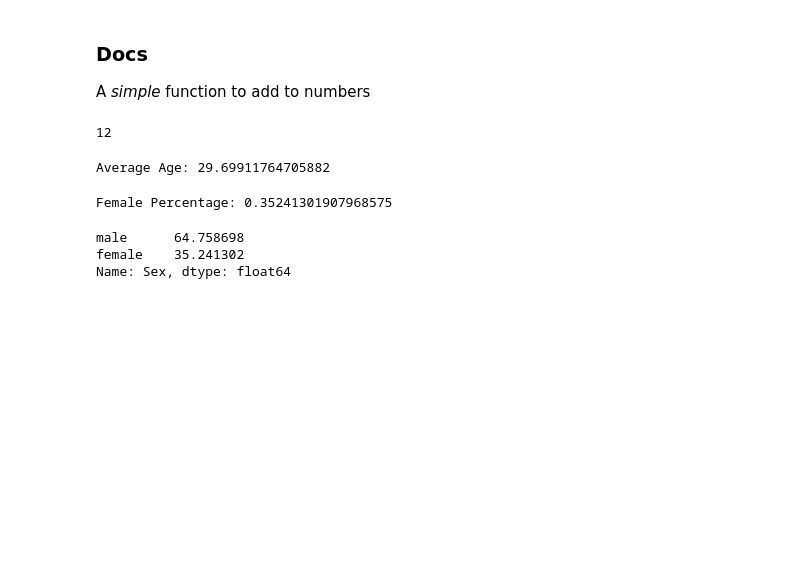
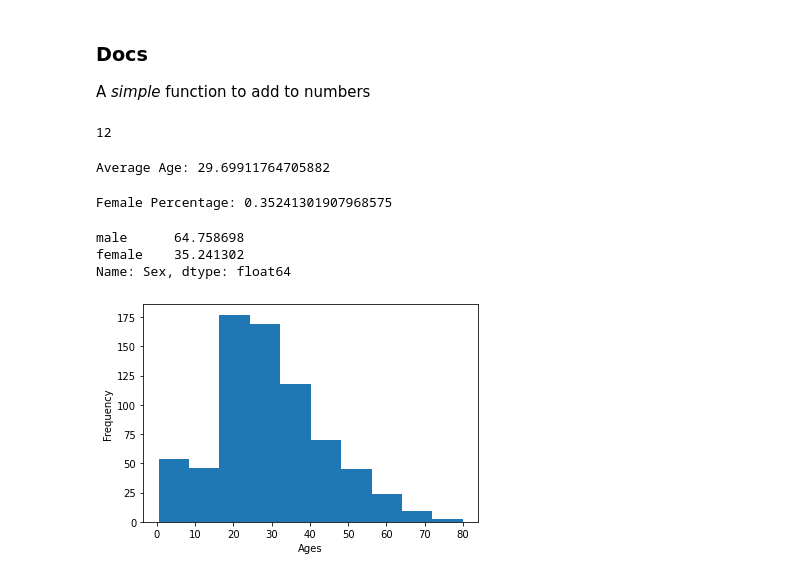
Before and after one commit to Pondorasti/QL-1.1, a Jupyter notebook: Class Work/HelloWorld/titanic.ipynb, the cells around one changed output. Cells and saved outputs as stored; diff of their text form; code cells hidden in the pictures; blank space fills up the shorter version.

```diff
--- a/Class Work/HelloWorld/titanic.ipynb
+++ b/Class Work/HelloWorld/titanic.ipynb
@@ -40,3 +40,12 @@ df['Sex'].value_counts(normalize=True) * 100
 male      64.758698
 female    35.241302
 Name: Sex, dtype: float64
+# %%
+import matplotlib.pyplot as plt
+
+plt.hist(ls_age, bins=10)
+plt.xlabel("Ages")
+plt.ylabel("Frequency")
+plt.show()
+# %% [output]
+[figure, added]
```
Also changed, not shown: parts of 1 cell of this notebook, 4 other files.
